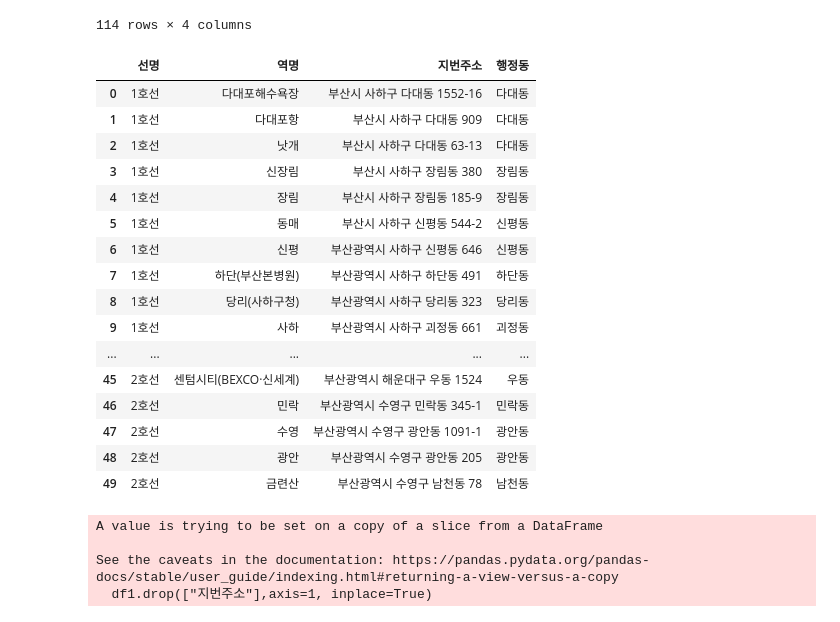
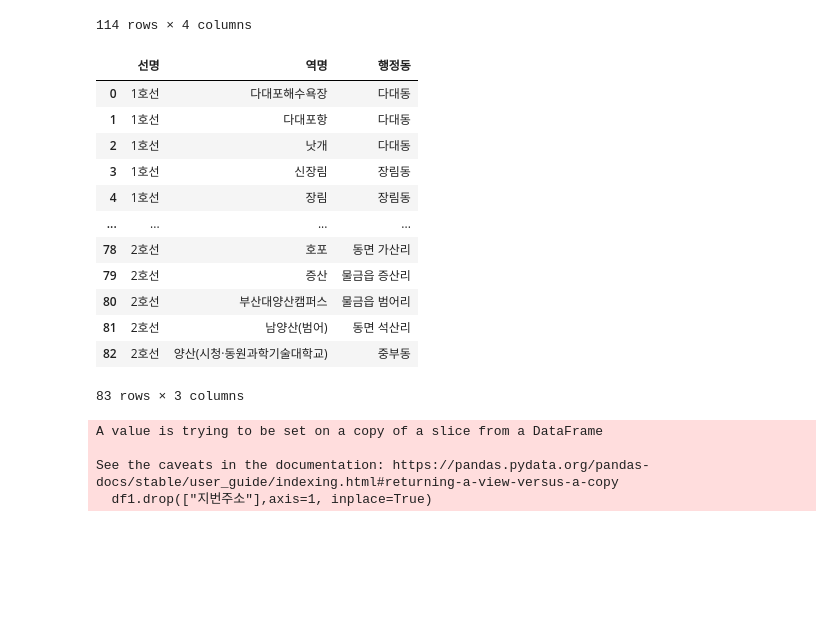
Before and after one commit to Busan-Bigdata-analysis/storage, a Jupyter notebook: handlingData/부산지하철_역사_주소변환.ipynb, the cells around one changed output. Saved outputs shown, nothing was run; the diff lists cells and outputs as text; code cells hidden in the pictures; blank space fills up the shorter version.

```diff
--- a/handlingData/부산지하철_역사_주소변환.ipynb
+++ b/handlingData/부산지하철_역사_주소변환.ipynb
@@ -113,6 +118,14 @@ df1
 df1.loc[112, "행정동"] = "철마면 고촌리"
 df1.loc[113, "행정동"] = "철마면 안평리"
 
+# 양산
+df1.loc[78, "행정동"] = "동면 가산리"
+df1.loc[79, "행정동"] = "물금읍 증산리"
+df1.loc[80, "행정동"] = "물금읍 범어리"
+df1.loc[81, "행정동"] = "동면 석산리"
+df1.loc[82, "행정동"] = "중부동"
+
+# "*가" 제거
 df1.loc[12, "행정동"] = "서대신동"
 df1.loc[13, "행정동"] = "동대신동"
 df1.loc[14, "행정동"] = "토성동"
@@ -120,25 +133,21 @@ df1.loc[15, "행정동"] = "남포동"
 df1.loc[16, "행정동"] = "남포동"
 df1.loc[17,"행정동"] = "중앙동"
 # %%
-df1.head(50)
+df1.head(83)
 # %% [output]
-|  | 선명 | 역명 | 지번주소 | 행정동 |
-| 0 | 1호선 | 다대포해수욕장 | 부산시 사하구 다대동 1552-16 | 다대동 |
-| 1 | 1호선 | 다대포항 | 부산시 사하구 다대동 909 | 다대동 |
-| 2 | 1호선 | 낫개 | 부산시 사하구 다대동 63-13 | 다대동 |
-| 3 | 1호선 | 신장림 | 부산시 사하구 장림동 380 | 장림동 |
-| 4 | 1호선 | 장림 | 부산시 사하구 장림동 185-9 | 장림동 |
-| 5 | 1호선 | 동매 | 부산시 사하구 신평동 544-2 | 신평동 |
-| 6 | 1호선 | 신평 | 부산광역시 사하구 신평동 646 | 신평동 |
-| 7 | 1호선 | 하단(부산본병원) | 부산광역시 사하구 하단동 491 | 하단동 |
-| 8 | 1호선 | 당리(사하구청) | 부산광역시 사하구 당리동 323 | 당리동 |
-| 9 | 1호선 | 사하 | 부산광역시 사하구 괴정동 661 | 괴정동 |
-| ... | ... | ... | ... | ... |
-| 45 | 2호선 | 센텀시티(BEXCO·신세계) | 부산광역시 해운대구 우동 1524 | 우동 |
-| 46 | 2호선 | 민락 | 부산광역시 수영구 민락동 345-1 | 민락동 |
-| 47 | 2호선 | 수영 | 부산광역시 수영구 광안동 1091-1 | 광안동 |
-| 48 | 2호선 | 광안 | 부산광역시 수영구 광안동 205 | 광안동 |
-| 49 | 2호선 | 금련산 | 부산광역시 수영구 남천동 78 | 남천동 |
+|  | 선명 | 역명 | 행정동 |
+| 0 | 1호선 | 다대포해수욕장 | 다대동 |
+| 1 | 1호선 | 다대포항 | 다대동 |
+| 2 | 1호선 | 낫개 | 다대동 |
+| 3 | 1호선 | 신장림 | 장림동 |
+| 4 | 1호선 | 장림 | 장림동 |
+| ... | ... | ... | ... |
+| 78 | 2호선 | 호포 | 동면 가산리 |
+| 79 | 2호선 | 증산 | 물금읍 증산리 |
+| 80 | 2호선 | 부산대양산캠퍼스 | 물금읍 범어리 |
+| 81 | 2호선 | 남양산(범어) | 동면 석산리 |
+| 82 | 2호선 | 양산(시청·동원과학기술대학교) | 중부동 |
+83 rows × 3 columns
 # %%
 df1.drop(["지번주소"],axis=1, inplace=True)
 df1
```
Also changed, not shown: parts of 3 cells of this notebook.
